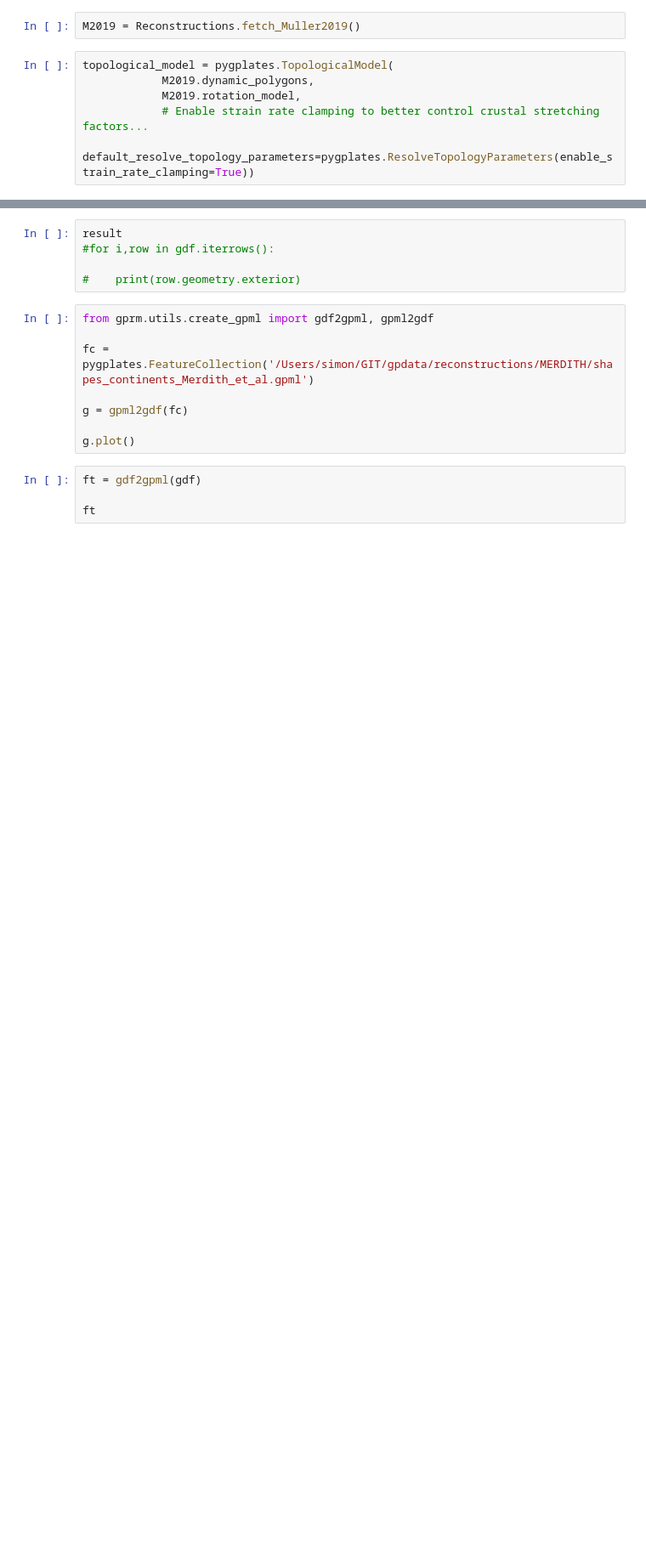
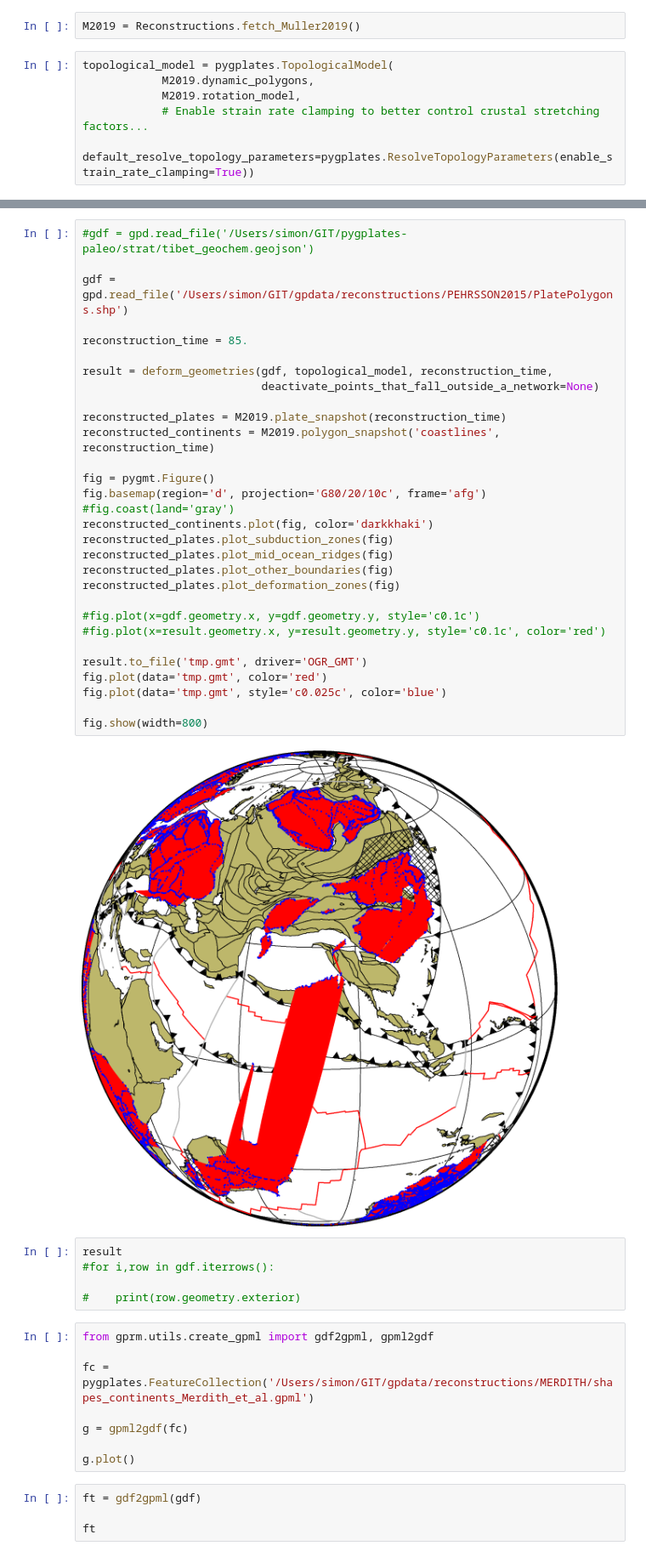
Before and after one commit to siwill22/GPlatesReconstructionModel, a Jupyter notebook: test_notebooks/test_deformation.ipynb, the cells around one changed output, grey strips where cells are left out. Shown at 85% size. Drawn from its saved outputs; the diff is of its cells as text; blank space fills up the shorter version.

```diff
--- a/test_notebooks/test_deformation.ipynb
+++ b/test_notebooks/test_deformation.ipynb
@@ -163,3 +130,35 @@ fig.show(width=800)
+# %%
+#gdf = gpd.read_file('/Users/simon/GIT/pygplates-paleo/strat/tibet_geochem.geojson')
+
+gdf = gpd.read_file('/Users/simon/GIT/gpdata/reconstructions/PEHRSSON2015/PlatePolygons.shp')
+
+reconstruction_time = 85.
+
+result = deform_geometries(gdf, topological_model, reconstruction_time,
+                           deactivate_points_that_fall_outside_a_network=None)
+
+reconstructed_plates = M2019.plate_snapshot(reconstruction_time)
+reconstructed_continents = M2019.polygon_snapshot('coastlines', reconstruction_time)
+
+fig = pygmt.Figure()
+fig.basemap(region='d', projection='G80/20/10c', frame='afg')
+#fig.coast(land='gray')
+reconstructed_continents.plot(fig, color='darkkhaki')
+reconstructed_plates.plot_subduction_zones(fig)
+reconstructed_plates.plot_mid_ocean_ridges(fig)
+reconstructed_plates.plot_other_boundaries(fig)
+reconstructed_plates.plot_deformation_zones(fig)
+
+#fig.plot(x=gdf.geometry.x, y=gdf.geometry.y, style='c0.1c')
+#fig.plot(x=result.geometry.x, y=result.geometry.y, style='c0.1c', color='red')
+
+result.to_file('tmp.gmt', driver='OGR_GMT')
+fig.plot(data='tmp.gmt', color='red')
+fig.plot(data='tmp.gmt', style='c0.025c', color='blue')
+
+fig.show(width=800)
+# %% [output]
+[figure, added]
 # %%
 result
 #for i,row in gdf.iterrows():
```
Also changed, not shown: parts of 5 cells of this notebook, 1 other file.
